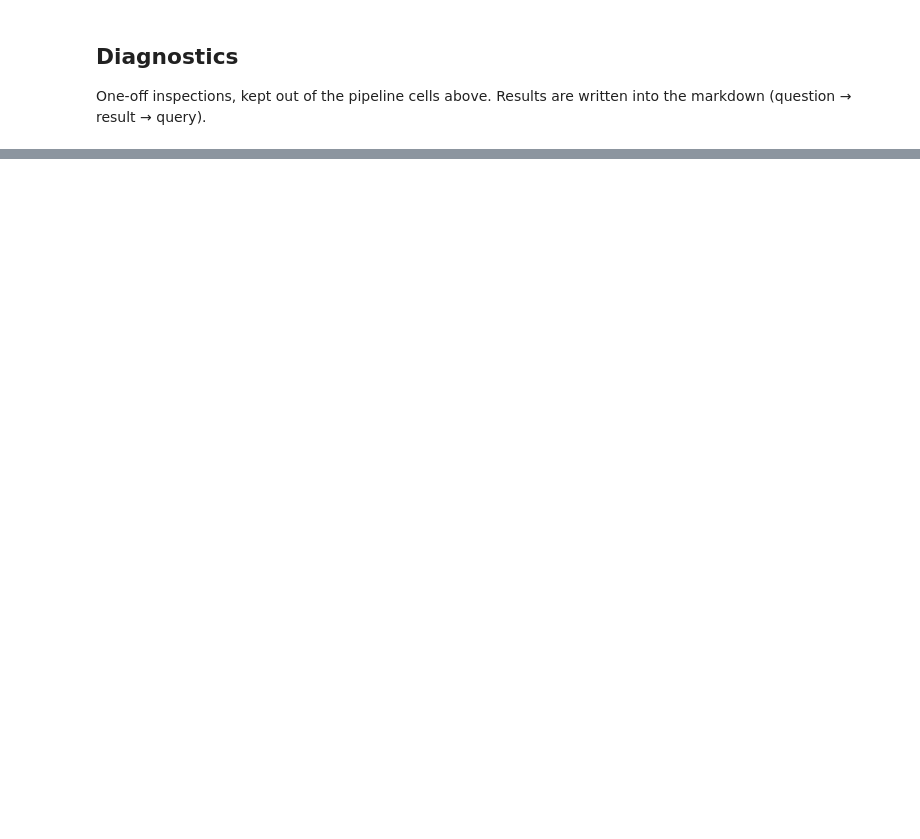
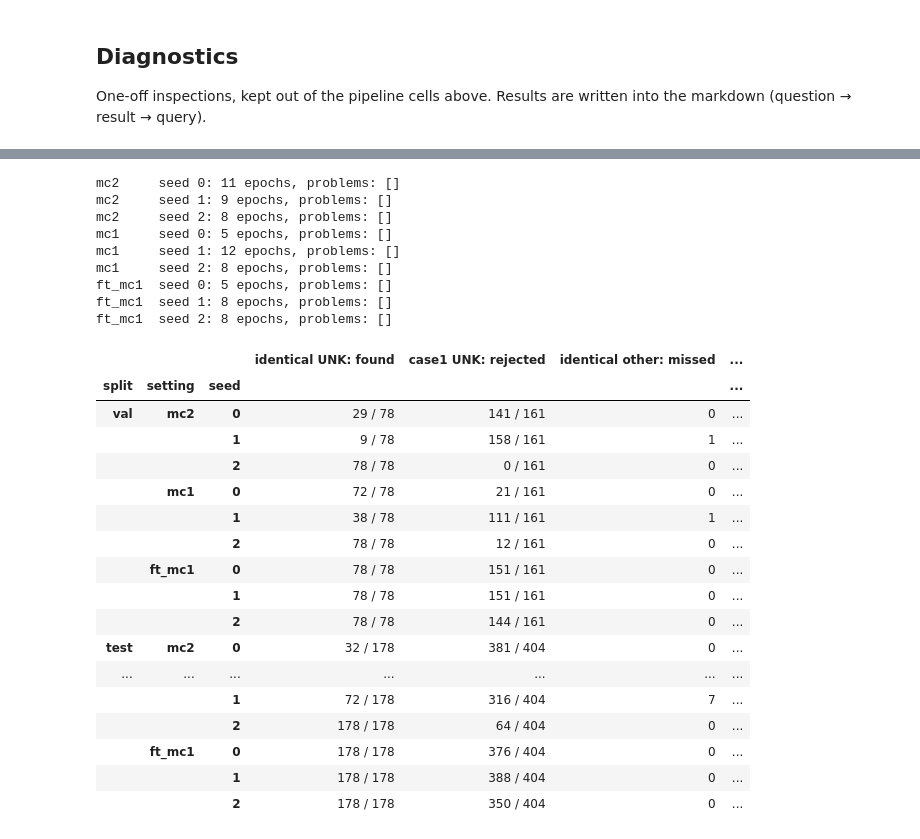
Before and after one commit to DZhang3210/ml-geocoding, a Jupyter notebook: geocoding_ml/esim/02_esim.ipynb, the cells around one changed output, grey strips where cells are left out. Saved outputs shown, nothing was run; the diff lists cells and outputs as text; code cells hidden in the pictures; blank space fills up the shorter version.

```diff
--- a/geocoding_ml/esim/02_esim.ipynb
+++ b/geocoding_ml/esim/02_esim.ipynb
@@ -976,0 +896,61 @@ for name, mask in row_groups.items():
+# %%
+# D5: health check + D2/D3 group across settings (written by Claude 2026-11-06)
+# Needs SETTINGS (14d), group_vocab (D1), extract_non_number (D2).
+for name, folder in SETTINGS.items():
+    for seed in [0, 1, 2]:
+        h = pd.read_csv(f"{folder}/history_seed_{seed}.csv")
+        print(f"{name:7s} seed {seed}: {len(h)} epochs, problems: {broken_run_problems(h)}")
+
+def unk_group(split_df):
+    """Both addresses start with a number unknown to the min_count=2 vocab, rest of the address identical."""
+    grp = np.ones(len(split_df), dtype=bool)
+    for side in ["a", "b"]:
+        addr = split_df[f"address_{side}"]
+        first_unknown = addr.apply(lambda x: group_vocab.get((tokenize(x) or [None])[0]) is None)
+        grp &= first_unknown.values & addr.str.contains(r"^\d+").values
+    return grp & (extract_non_number(split_df["address_a"]) == extract_non_number(split_df["address_b"])).values
+
+rows = []
+for split, split_df, labels in [("val", val, val_label), ("test", test, test_label)]:
+    grp = unk_group(split_df)
+    ident = (split_df["address_a"] == split_df["address_b"]).values & (labels == 1).values
+    case1 = (split_df["neg_type"] == "case1").values & (labels == 0).values
+    for name, folder in SETTINGS.items():
+        for seed in [0, 1, 2]:
+            p = np.load(f"{folder}/preds_{split}_seed_{seed}.npy")
+            rows.append({
+                "split": split, "setting": name, "seed": seed,
+                "identical UNK: found":   f"{(p[ident & grp] == 1).sum()} / {(ident & grp).sum()}",
+                "case1 UNK: rejected":    f"{(p[case1 & grp] == 0).sum()} / {(case1 & grp).sum()}",
+                "identical other: missed": (p[ident & ~grp] == 0).sum(),
+                "case1 other: errors":     (p[case1 & ~grp] == 1).sum(),
+            })
+display(pd.DataFrame(rows).set_index(["split", "setting", "seed"]))
+# %% [output]
+mc2     seed 0: 11 epochs, problems: []
+mc2     seed 1: 9 epochs, problems: []
+mc2     seed 2: 8 epochs, problems: []
+mc1     seed 0: 5 epochs, problems: []
+mc1     seed 1: 12 epochs, problems: []
+mc1     seed 2: 8 epochs, problems: []
+ft_mc1  seed 0: 5 epochs, problems: []
+ft_mc1  seed 1: 8 epochs, problems: []
+ft_mc1  seed 2: 8 epochs, problems: []
+|  |  |  | identical UNK: found | case1 UNK: rejected | identical other: missed | ... |
+| split | setting | seed |  |  |  | ... |
+| val | mc2 | 0 | 29 / 78 | 141 / 161 | 0 | ... |
+|  |  | 1 | 9 / 78 | 158 / 161 | 1 | ... |
+|  |  | 2 | 78 / 78 | 0 / 161 | 0 | ... |
+|  | mc1 | 0 | 72 / 78 | 21 / 161 | 0 | ... |
+|  |  | 1 | 38 / 78 | 111 / 161 | 1 | ... |
+|  |  | 2 | 78 / 78 | 12 / 161 | 0 | ... |
+|  | ft_mc1 | 0 | 78 / 78 | 151 / 161 | 0 | ... |
+|  |  | 1 | 78 / 78 | 151 / 161 | 0 | ... |
+|  |  | 2 | 78 / 78 | 144 / 161 | 0 | ... |
+| test | mc2 | 0 | 32 / 178 | 381 / 404 | 0 | ... |
+| ... | ... | ... | ... | ... | ... | ... |
+|  |  | 1 | 72 / 178 | 316 / 404 | 7 | ... |
+|  |  | 2 | 178 / 178 | 64 / 404 | 0 | ... |
+|  | ft_mc1 | 0 | 178 / 178 | 376 / 404 | 0 | ... |
+|  |  | 1 | 178 / 178 | 388 / 404 | 0 | ... |
+|  |  | 2 | 178 / 178 | 350 / 404 | 0 | ... |
```
Also changed, not shown: parts of 38 cells of this notebook, 13 other files.
